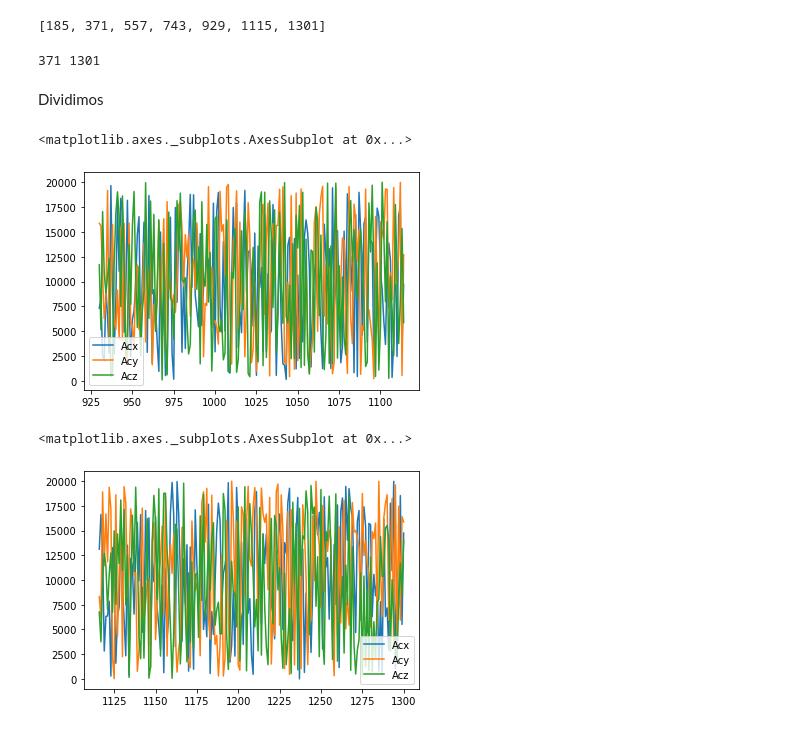
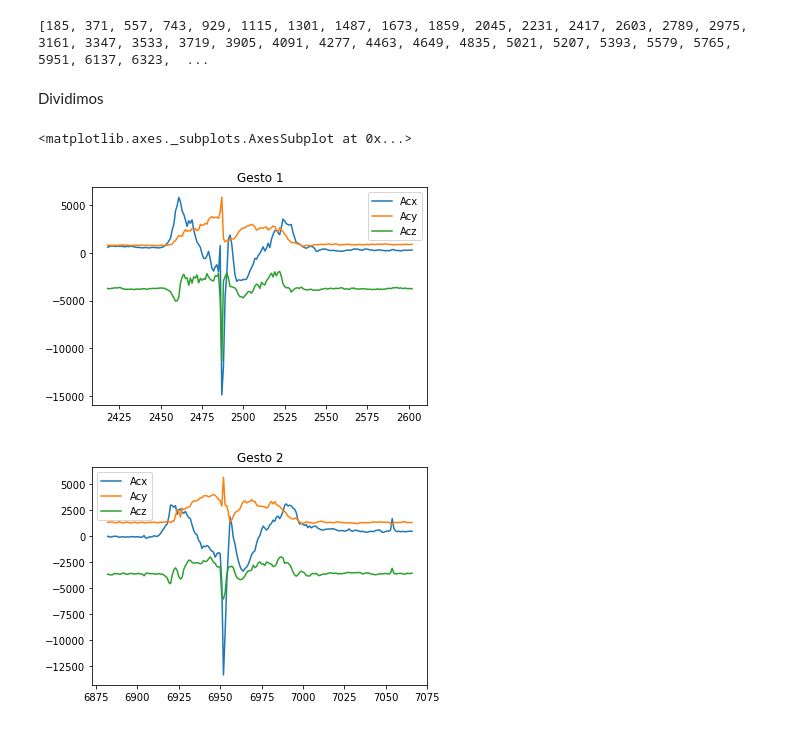
Before and after one commit to Dfriveraa/PI-GetData, a Jupyter notebook: Plotting.ipynb, the cells around one changed output. Drawn from its saved outputs; the diff is of its cells as text; code cells hidden in the pictures.

```diff
--- a/Plotting.ipynb
+++ b/Plotting.ipynb
@@ -2,29 +2,23 @@
 import pandas as pd
 import matplotlib.pyplot as plt
 import random
-df=pd.read_csv('Gesto1.csv')
+df=pd.read_csv('Activacion.csv')
 # %%
 cambios=df[df['Tiempo']=='Order'].index.tolist()
 print(cambios)
 # %% [output]
-[185, 371, 557, 743, 929, 1115, 1301]
+[185, 371, 557, 743, 929, 1115, 1301, 1487, 1673, 1859, 2045, 2231, 2417, 2603, 2789, 2975, 3161, 3347, 3533, 3719, 3905, 4091, 4277, 4463, 4649, 4835, 5021, 5207, 5393, 5579, 5765, 5951, 6137, 6323,  ...
 # %%
 rnd1,rnd2=random.choices(cambios,k=2)
-print(rand1,rand2)
-# %% [output]
-371 1301
 # %% [markdown]
 Dividimos
 # %%
 gesto1=df[(df.index>=rnd1-185)&(df.index<rnd1)].astype(int)
 gesto2=df[(df.index>=rnd2-185)&(df.index<rnd2)].astype(int)
 # %%
-gesto1[['Acx','Acy','Acz']].plot()
+gesto1[['Acx','Acy','Acz']].plot(title='Gesto 1')
+gesto2[['Acx','Acy','Acz']].plot(title='Gesto 2')
 # %% [output]
 <matplotlib.axes._subplots.AxesSubplot at 0x...>
-[figure, old version]
+[figure, new version]
+[figure, added]
-# %%
-gesto2[['Acx','Acy','Acz']].plot()
-# %% [output]
-<matplotlib.axes._subplots.AxesSubplot at 0x...>
-[figure, removed]
```
Also changed, not shown: parts of 1 cell of this notebook, 2 other files.
